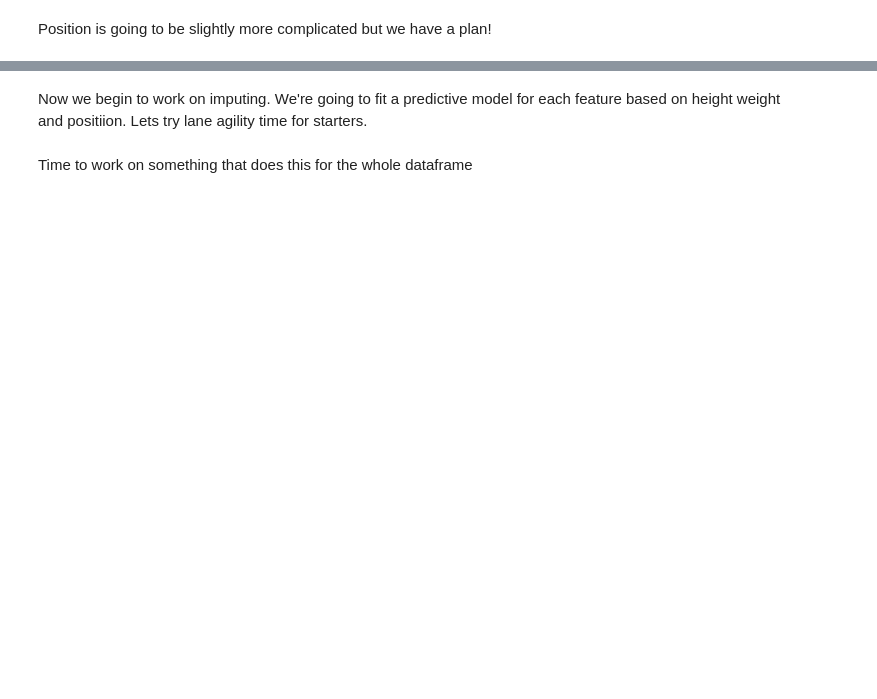
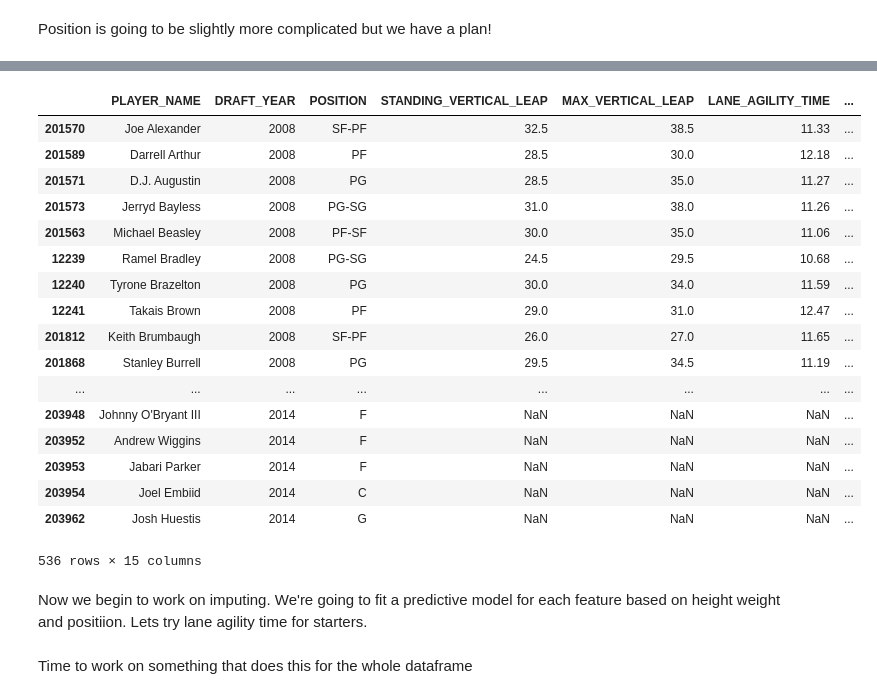
Before and after one commit to dhosk/Spring-2018, a Jupyter notebook: Final Project Slightly more clean.ipynb, the cells around one changed output, grey strips where cells are left out. Cells and saved outputs as stored; diff of their text form; code cells hidden in the pictures; blank space fills up the shorter version.

```diff
--- a/Final Project Slightly more clean.ipynb
+++ b/Final Project Slightly more clean.ipynb
@@ -164,7 +172,3 @@ draft_history.head()
-# %%
-draft_history['ORGANIZATION'][draft_history.ORGANIZATION=='California-Los Angeles']='ucla'
-draft_history['ORGANIZATION']= draft_history.ORGANIZATION.str.lower()
-draft_history.query('SEASON==2017').ORGANIZATION.unique()
 # %%
 qualified_player_list = main_df.loc[idx[:,:,'Regular Season'],:].reset_index().query('SEASON_MIN>700').PLAYER_ID.unique()
 # %%
@@ -347,7 +444,26 @@ full_combine_df.loc[:,['POSITION','POSITION_SIMPLE']]
 # %%
 full_combine_df = full_combine_df.apply(pd.to_numeric,errors='ignore')
-full_combine_df = full_combine_df.loc[~full_combine_df.WEIGHT.isna(),:]
+full_combine_df = full_combine_df.loc[~full_combine_df.WEIGHT.isnull(),:]
 full_combine_df
+# %% [output]
+|  | PLAYER_NAME | DRAFT_YEAR | POSITION | STANDING_VERTICAL_LEAP | MAX_VERTICAL_LEAP | LANE_AGILITY_TIME | ... |
+| 201570 | Joe Alexander | 2008 | SF-PF | 32.5 | 38.5 | 11.33 | ... |
+| 201589 | Darrell Arthur | 2008 | PF | 28.5 | 30.0 | 12.18 | ... |
+| 201571 | D.J. Augustin | 2008 | PG | 28.5 | 35.0 | 11.27 | ... |
+| 201573 | Jerryd Bayless | 2008 | PG-SG | 31.0 | 38.0 | 11.26 | ... |
+| 201563 | Michael Beasley | 2008 | PF-SF | 30.0 | 35.0 | 11.06 | ... |
+| 12239 | Ramel Bradley | 2008 | PG-SG | 24.5 | 29.5 | 10.68 | ... |
+| 12240 | Tyrone Brazelton | 2008 | PG | 30.0 | 34.0 | 11.59 | ... |
+| 12241 | Takais Brown | 2008 | PF | 29.0 | 31.0 | 12.47 | ... |
+| 201812 | Keith Brumbaugh | 2008 | SF-PF | 26.0 | 27.0 | 11.65 | ... |
+| 201868 | Stanley Burrell | 2008 | PG | 29.5 | 34.5 | 11.19 | ... |
+| ... | ... | ... | ... | ... | ... | ... | ... |
+| 203948 | Johnny O'Bryant III | 2014 | F | NaN | NaN | NaN | ... |
+| 203952 | Andrew Wiggins | 2014 | F | NaN | NaN | NaN | ... |
+| 203953 | Jabari Parker | 2014 | F | NaN | NaN | NaN | ... |
+| 203954 | Joel Embiid | 2014 | C | NaN | NaN | NaN | ... |
+| 203962 | Josh Huestis | 2014 | G | NaN | NaN | NaN | ... |
+536 rows × 15 columns
 # %%
 full_combine_df.groupby('POSITION_SIMPLE').describe().stack()
 # %% [markdown]
```
Also changed, not shown: parts of 10 cells of this notebook, 2 other files.
